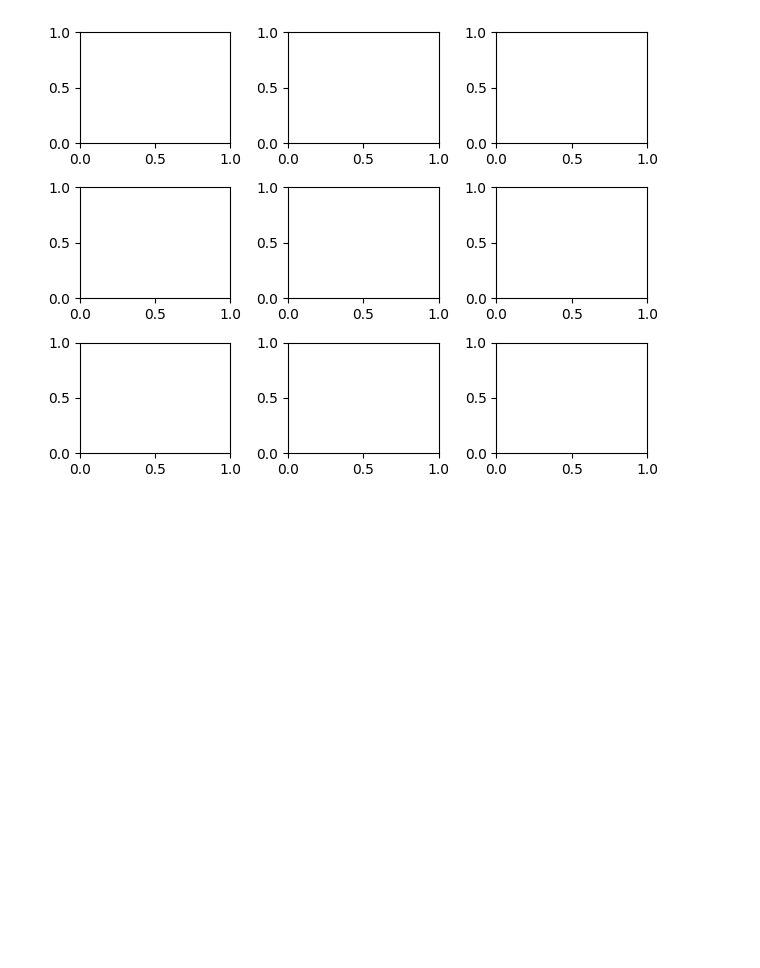
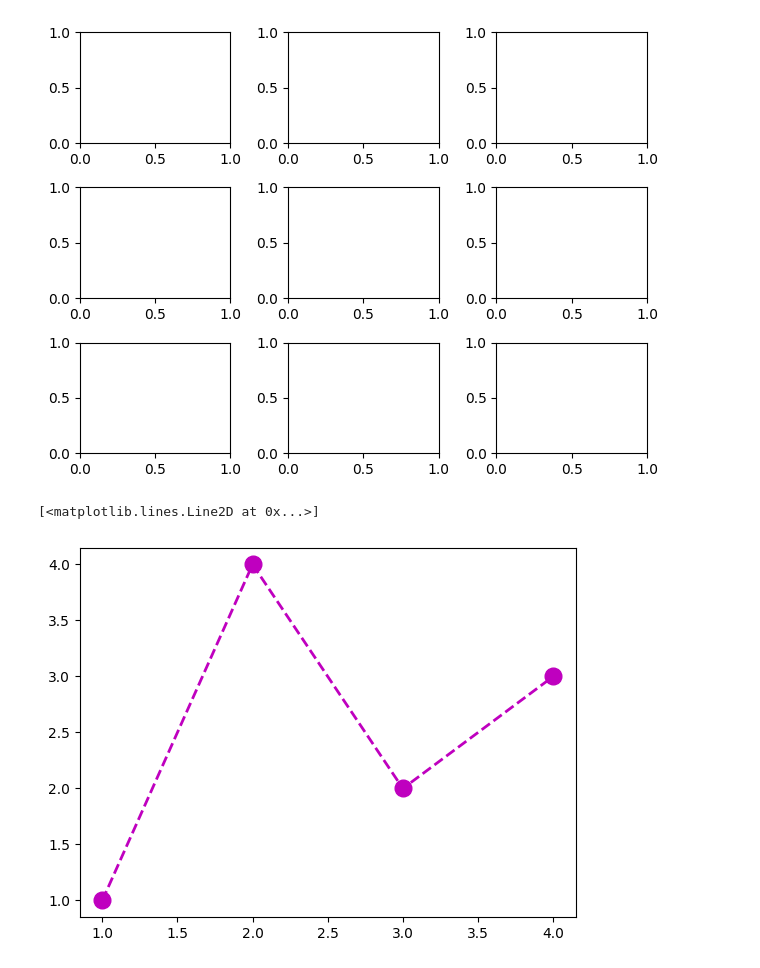
Before and after one commit to 130-SanaAsif/Data-Analysis, a Jupyter notebook: python basics and advanced/Matplotlib.ipynb, the cells around one changed output. Drawn from its saved outputs; the diff is of its cells as text; code cells hidden in the pictures; blank space fills up the shorter version.

```diff
--- a/python basics and advanced/Matplotlib.ipynb
+++ b/python basics and advanced/Matplotlib.ipynb
@@ -69,3 +69,9 @@ fig,axes = plt.subplots(nrows = 3, ncols = 3)
 plt.tight_layout()
 # %% [output]
 [figure]
+# %%
+fig, ax = plt.subplots()
+ax.plot([1,2,3,4],[1,4,2,3],color='m', marker='o', linestyle='dashed', linewidth=2, markersize=12)
+# %% [output]
+[<matplotlib.lines.Line2D at 0x...>]
+[figure, added]
```
Also changed, not shown: parts of 1 cell of this notebook.
